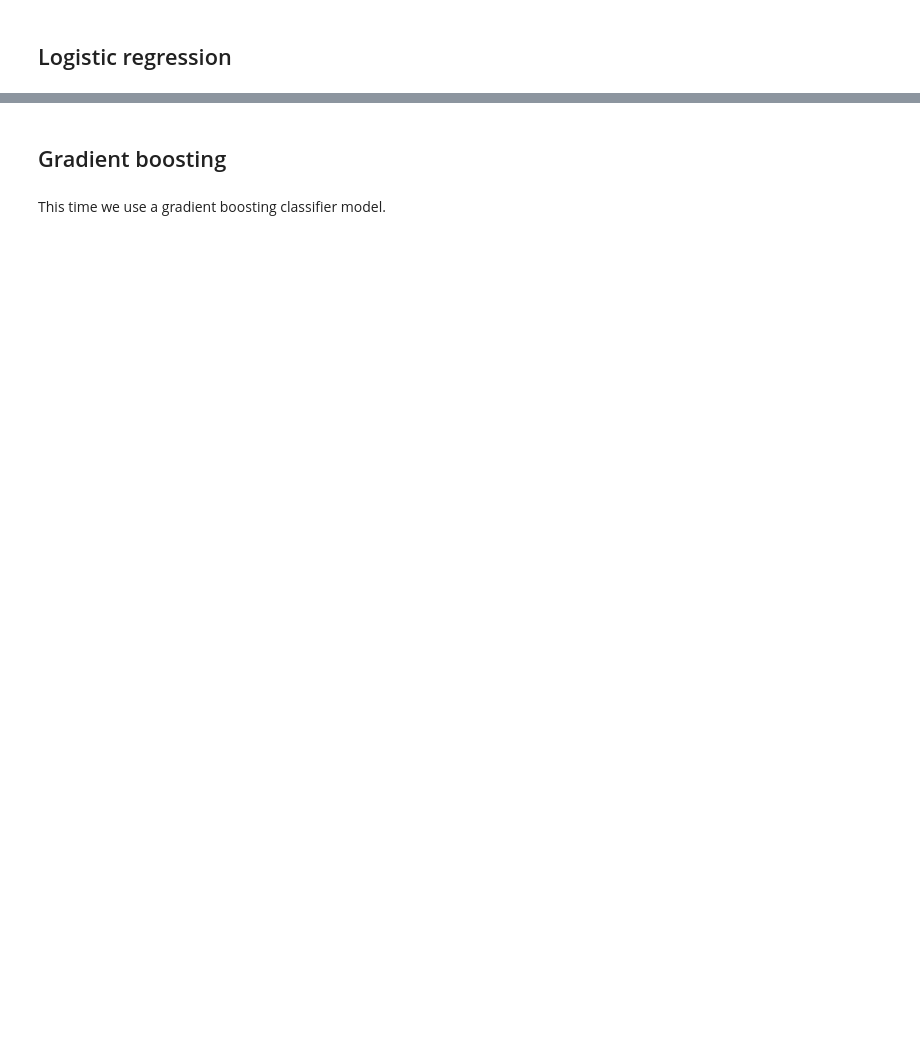
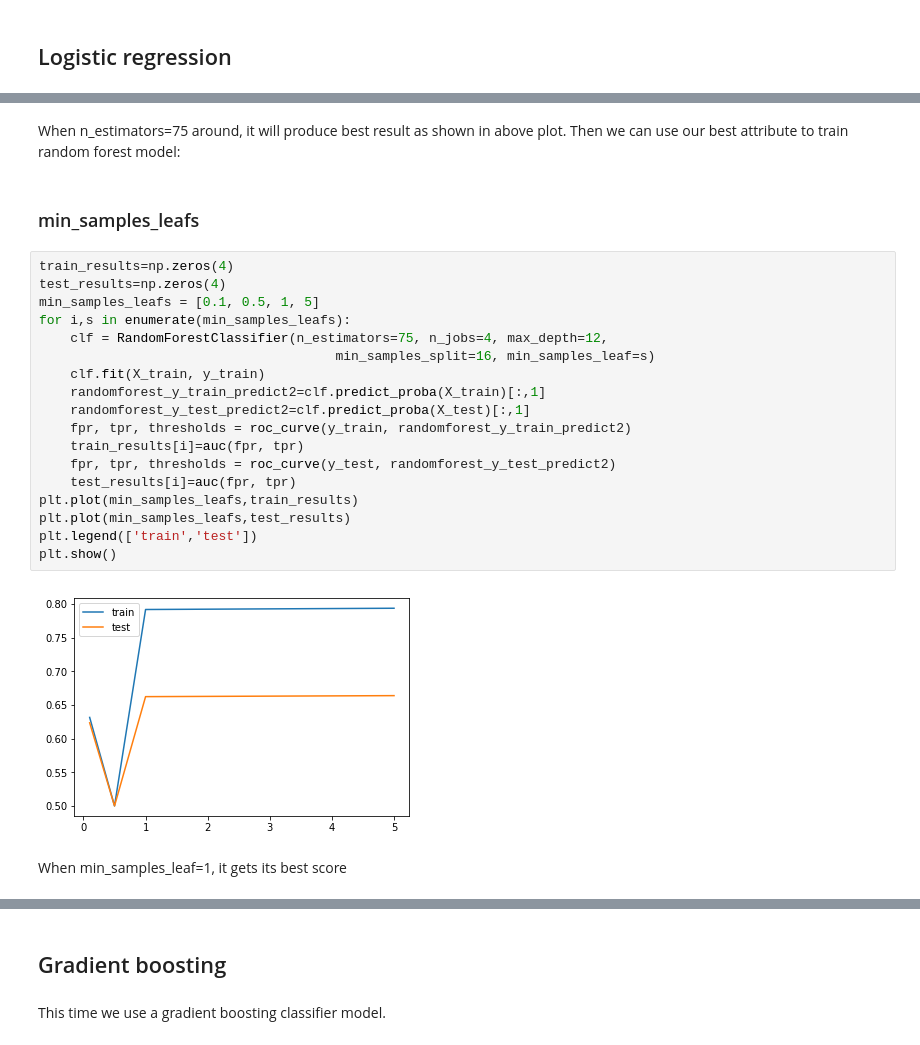
Before and after one commit to AllenInWood/diabetes_readmission_prediction, a Jupyter notebook: dataset_diabetes/Project Report.ipynb, the cells around one changed output, grey strips where cells are left out. Cells and saved outputs as stored; diff of their text form; blank space fills up the shorter version.

```diff
--- a/dataset_diabetes/Project Report.ipynb
+++ b/dataset_diabetes/Project Report.ipynb
@@ -333,0 +382,26 @@ Testing result:
+# %% [markdown]
+When n_estimators=75 around, it will produce best result as shown in above plot. Then we can use our best attribute to train random forest model:
+# %% [markdown]
+### min_samples_leafs
+# %%
+train_results=np.zeros(4)
+test_results=np.zeros(4)
+min_samples_leafs = [0.1, 0.5, 1, 5]
+for i,s in enumerate(min_samples_leafs):
+    clf = RandomForestClassifier(n_estimators=75, n_jobs=4, max_depth=12,
+                                      min_samples_split=16, min_samples_leaf=s)
+    clf.fit(X_train, y_train)
+    randomforest_y_train_predict2=clf.predict_proba(X_train)[:,1]
+    randomforest_y_test_predict2=clf.predict_proba(X_test)[:,1]
+    fpr, tpr, thresholds = roc_curve(y_train, randomforest_y_train_predict2)
+    train_results[i]=auc(fpr, tpr)
+    fpr, tpr, thresholds = roc_curve(y_test, randomforest_y_test_predict2)
+    test_results[i]=auc(fpr, tpr)
+plt.plot(min_samples_leafs,train_results)
+plt.plot(min_samples_leafs,test_results)
+plt.legend(['train','test'])
+plt.show()
+# %% [output]
+[figure, added]
+# %% [markdown]
+When min_samples_leaf=1, it gets its best score
```
Also changed, not shown: parts of 22 cells of this notebook, 1 other file.
